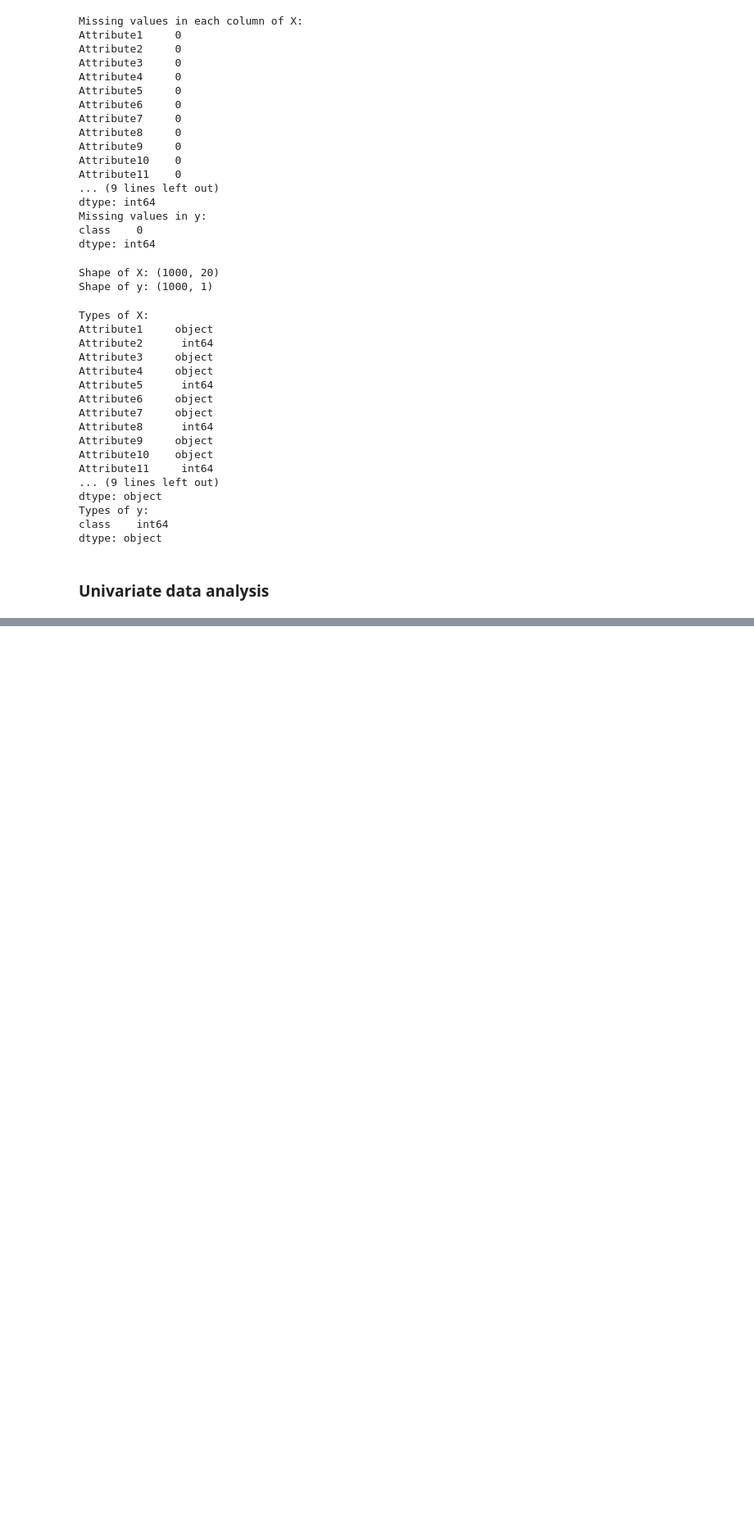
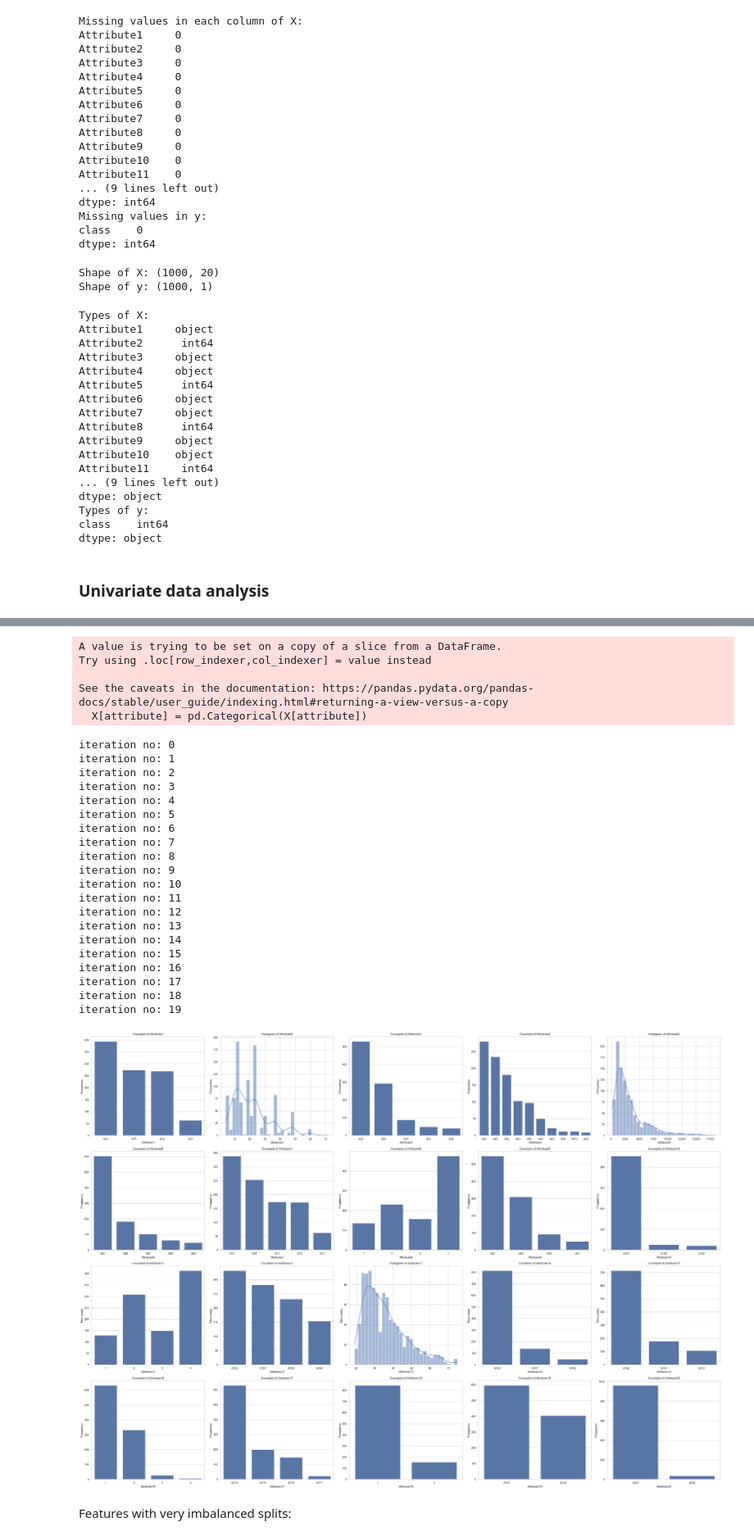
Before and after one commit to willwilkins/Credit-decisioning-model-Logreg, a Jupyter notebook: Exploratory data analysis.ipynb, the cells around one changed output, grey strips where cells are left out. Shown at 82% size. Saved outputs shown, nothing was run; the diff lists cells and outputs as text; code cells hidden in the pictures; blank space fills up the shorter version.

```diff
--- a/Exploratory data analysis.ipynb
+++ b/Exploratory data analysis.ipynb
@@ -42 +77,7 @@ variable info:
+# %%
+# data (as pandas dataframes)
+df = statlog_german_credit_data.data
+
+X = df.features
+y = df.targets
 # %%
@@ -119,0 +267,66 @@ dtype: object
+# %%
+# Move Attribute8, Attribute11, Attribute16 and Attribute18 from numeric to categorical
+# Convert the columns to categorical
+few_count_integer_attributes = ['Attribute8', 'Attribute11', 'Attribute16', 'Attribute18']
+for attribute in few_count_integer_attributes:
+    if attribute in numeric_cols:
+        if attribute not in categorical_cols:
+            # Convert the column to categorical
+            X[attribute] = pd.Categorical(X[attribute])
+            # Remove the column from numeric_cols
+            numeric_cols.remove(attribute)
+            # Add the column to categorical_cols
+            categorical_cols.append(attribute)
+        else:
+            continue
+            print(f"Column {attribute} is already in categorical_cols")
+    else:
+        continue
+        print(f"Column {attribute} is not in numeric_cols")
+
+# check
+#print("Expected numeric columns:",'2, 5, 13')
+assert numeric_cols == ['Attribute2', 'Attribute5', 'Attribute13'], "Numeric columns do not match expected values"
+#print("Numeric columns after moving:", numeric_cols)
+
+# assert that X.columns is made up of numeric_cols and categorical_cols
+
+# Check if any columns in X are missing from numeric_cols or categorical_cols
+missing_cols_2 = set(X.columns) - set(numeric_cols) - set(categorical_cols)
+if missing_cols_2:
+    print("Columns in X that are not in numeric_cols or categorical_cols:\n", missing_cols_2)
+
+# Check if the columns in X are the same as numeric_cols + categorical_col
+assert set(X.columns) == set(numeric_cols + categorical_cols), "X columns do not match numeric and categorical columns"
+# %% [output]
+A value is trying to be set on a copy of a slice from a DataFrame.
+Try using .loc[row_indexer,col_indexer] = value instead
+
+See the caveats in the documentation: https://pandas.pydata.org/pandas-docs/stable/user_guide/indexing.html#returning-a-view-versus-a-copy
+  X[attribute] = pd.Categorical(X[attribute])
+# %%
+univariate_multiplotter(X, numeric_cols, categorical_cols, name="Univariate Plots after moving few count integer attributes to categorical")
+# %% [output]
+iteration no: 0
+iteration no: 1
+iteration no: 2
+iteration no: 3
+iteration no: 4
+iteration no: 5
+iteration no: 6
+iteration no: 7
+iteration no: 8
+iteration no: 9
+iteration no: 10
+iteration no: 11
+iteration no: 12
+iteration no: 13
+iteration no: 14
+iteration no: 15
+iteration no: 16
+iteration no: 17
+iteration no: 18
+iteration no: 19
+[figure, added]
+# %% [markdown]
+Features with very imbalanced splits:
```
Also changed, not shown: parts of 22 cells of this notebook.
